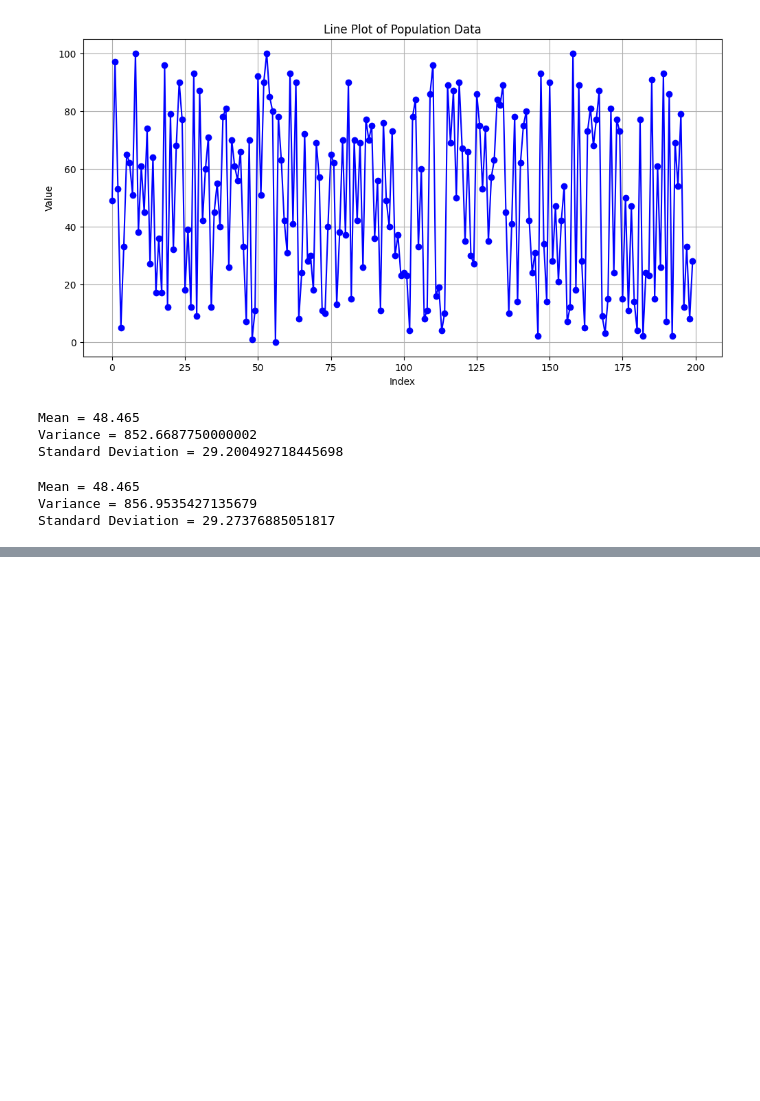
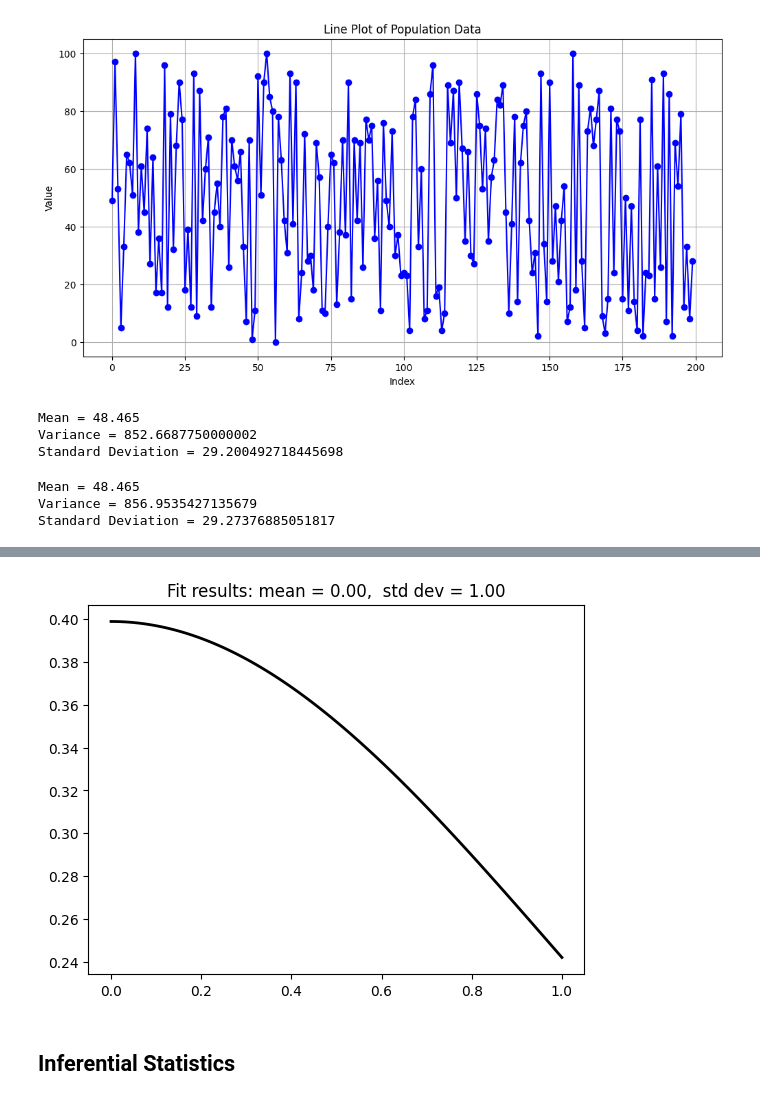
Before and after one commit to younis-ali/data-science-maths, a Jupyter notebook: Essential_Math_for_DS_Thomas_Nield.ipynb, the cells around one changed output, grey strips where cells are left out. Cells and saved outputs as stored; diff of their text form; code cells hidden in the pictures; blank space fills up the shorter version.

```diff
--- a/Essential_Math_for_DS_Thomas_Nield.ipynb
+++ b/Essential_Math_for_DS_Thomas_Nield.ipynb
@@ -199,0 +237,15 @@ Standard Deviation = 29.27376885051817
+# %%
+# Plot the PDF (probability density function)
+xmin, xmax = plt.xlim()
+x = np.linspace(xmin, xmax, 100)
+p = (1 / (np.sqrt(2 * np.pi) * std)) * np.exp(-0.5 * ((x - mean) / std)**2)
+
+plt.plot(x, p, 'k', linewidth=2)
+title = "Fit results: mean = %.2f,  std dev = %.2f" % (mean, std)
+plt.title(title)
+
+plt.show()
+# %% [output]
+[figure, added]
+# %% [markdown]
+## Inferential Statistics
```
Also changed, not shown: parts of 2 cells of this notebook.
